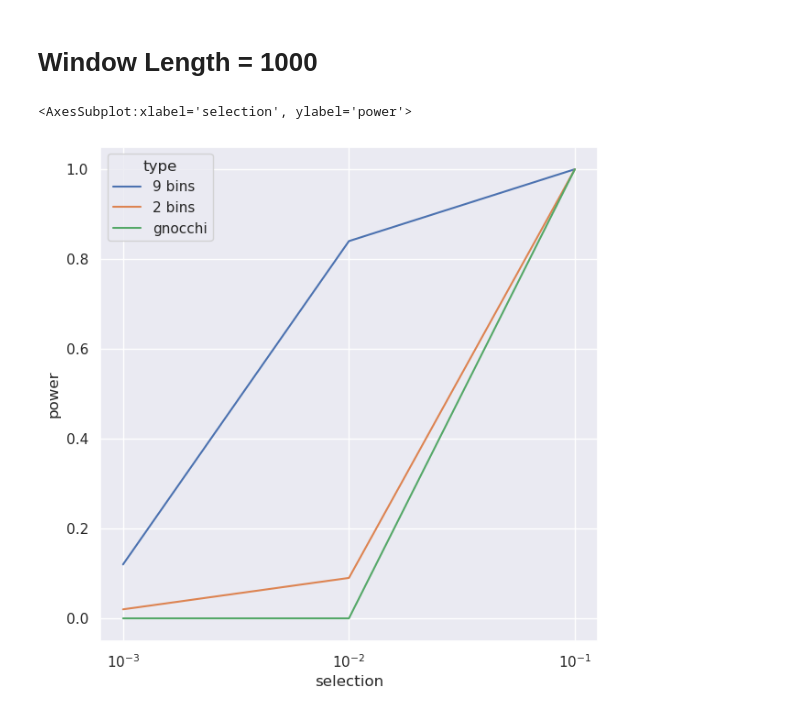
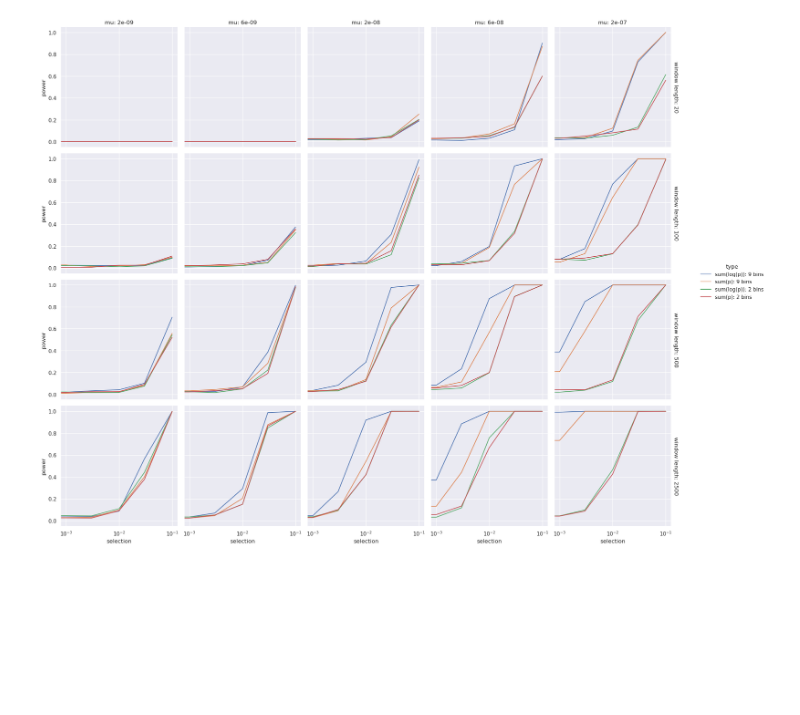
Before and after one commit to dajale423/raKLette, a Jupyter notebook: notebooks/method_validation/power_analysis.ipynb, the cells around one changed output. Cells and saved outputs as stored; diff of their text form; code cells hidden in the pictures; blank space fills up the shorter version.

Commit message:
edit power analysis

```diff
--- a/notebooks/method_validation/power_analysis.ipynb
+++ b/notebooks/method_validation/power_analysis.ipynb
@@ -17,0 +9,20 @@ array([[0.01519427, 0.02712086, 0.03475963, 0.07927924, 0.42849132,
+# %%
+freq_bin = 9
+filename = os.path.join(KL_data_dir, f"whole_genome/freq_bins/freq_bin_{freq_bin}_all.tsv")
+
+df = pd.read_csv(filename, sep = "\t")
+# %%
+df["mu_pergen"] = df["mu"]* per_generation_factor
+
+log_mu_list = np.log10(mu_list)
+
+log_mu_edges_list = log_mu_list[:-1] + np.diff(log_mu_list)/2
+log_mu_edges_list = np.insert(log_mu_edges_list, 0, -10)
+log_mu_edges_list = np.insert(log_mu_edges_list, len(log_mu_edges_list), -6)
+mu_edges_list = np.power(10, log_mu_edges_list)
+
+df["mu_bin"] = pd.cut(df["mu_pergen"], mu_edges_list, labels = mu_list)
+
+df_proportions = df.groupby(["mu_bin"])[["sum"]].sum().reset_index()
+
+df_proportions["prop"] = df_proportions["sum"]/df_proportions["sum"].sum()
@@ -149,34 +226,0 @@ g.map(standard_normal)
-# %% [markdown]
-# Window Length = 1000
-# %%
-selection_list = [0.1, 0.01, 0.001]
-
-list_of_list = []
-
-window_length = 1000
-
-for selection in selection_list:
-
-    power, list_zscore = calculate_power(100, 2, 9, selection, window_length = window_length, gnocchi = False)
-    list_of_list.append([power, selection, "9 bins"])
-
-    power, list_zscore = calculate_power(100, 2, 2, selection, window_length = window_length, gnocchi = False)
-    list_of_list.append([power, selection, "2 bins"])
-
-    power, list_zscore = calculate_power(100, 2, 2, selection, window_length = window_length, gnocchi = True)
-    list_of_list.append([power, selection, "gnocchi"])
-
-df = pd.DataFrame(list_of_list, columns=["power", "selection", "type"])
-
-sns.set_theme(style="darkgrid")
-
-f, ax = plt.subplots(figsize=(7, 7))
-
-ax.set(xscale="log")
-
-# sns.scatterplot(data=df, x="selection", y="power", hue = "type")
-
-sns.lineplot(data=df, x="selection", y="power", hue = "type")
-# %% [output]
-<AxesSubplot:xlabel='selection', ylabel='power'>
-[figure, removed]
@@ -222,0 +227,21 @@ def calculate_zscore(bin_number, selection, total_length, transformation = "log"
+# %%
+sns.set_theme(style="darkgrid")
+
+# type_list = ["sum(log(p)): 9 bins", "sum(p): 9 bins", "sum(log(p)): 2 bins", "Gnocchi/extraInsight"]
+# df_plot = df[df["type"].isin(type_list)]
+df_plot = df
+
+# g = sns.FacetGrid(df_zscore, col="mu", row="type", height=3, margin_titles=True)
+g = sns.FacetGrid(df_plot, col="mu", row="window length", height=4, margin_titles=True, hue = "type")
+
+g.map(sns.lineplot, "selection", "power")
+
+g.set_titles(col_template="mu: {col_name}", row_template="window length: {row_name}")
+g.set(xscale="log")
+g.add_legend()
+# g.set_titles(col_template="S: {col_name}", row_template="{row_name}")
+
+# g.fig.suptitle(f'Window Length: {window_length}')
+plt.savefig("power_analysis_mu_windowlength.svg", format="svg", bbox_inches="tight")
+# %% [output]
+[figure, added]
```
Also changed, not shown: parts of 17 cells of this notebook, 9 other files.
